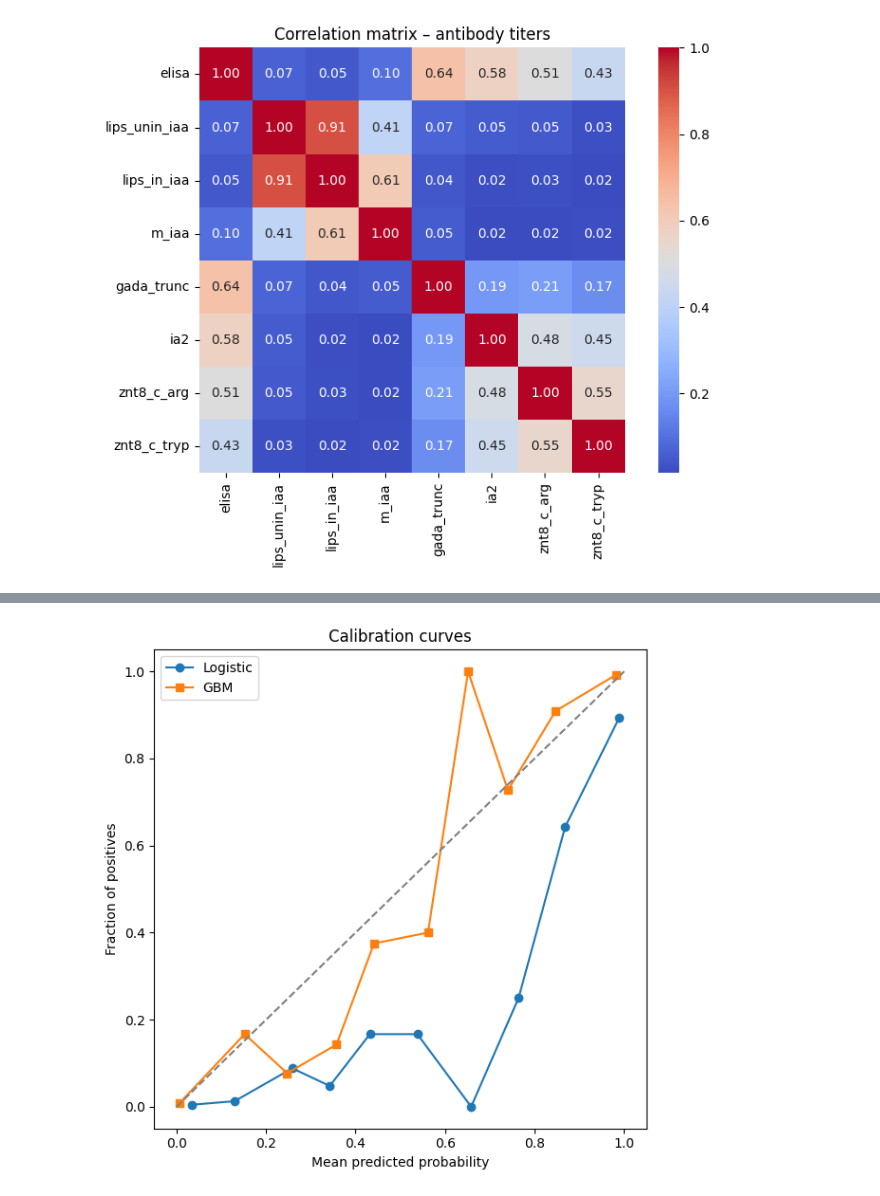
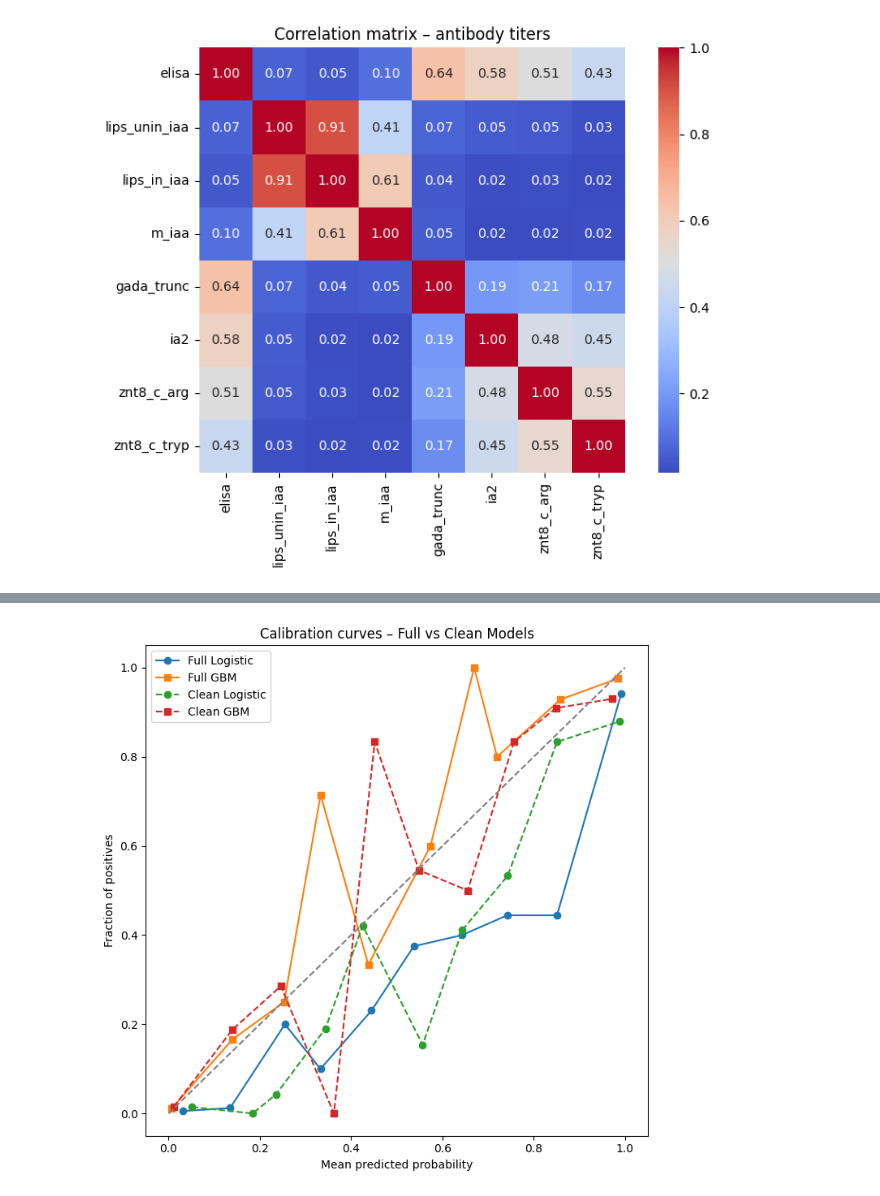
Before and after one commit to raeesay/t1d-early-screening, a Jupyter notebook: dataset1/regression.ipynb, the cells around one changed output, grey strips where cells are left out. Cells and saved outputs as stored; diff of their text form; code cells hidden in the pictures.

```diff
--- a/dataset1/regression.ipynb
+++ b/dataset1/regression.ipynb
@@ -733,11 +742,12 @@ Quantile deltas vs baseline era '2016-2018':
 # %%
-# These are candidate cutoffs for each era, conditional on ELISA gate
+# These are 97.5th-percentile values of the raw RIA antibody distributions in each era
+# reflecting assay drift, not clinical cutoffs.
 candidate_cutoffs = (
-    era_quantiles.xs(0.95, level=1, axis=1)
+    era_quantiles.xs(0.975, level=1, axis=1)
     .reset_index()
     .rename_axis(None, axis=1)
 )
 
-print("Candidate 95th percentile cutoffs by era (conditional on ELISA gate):")
+print("97.5th percentile values by era (conditional on ELISA gate):")
 display(candidate_cutoffs)
 # %% [output]
@@ -1026,7 +1022,7 @@ Goals:
 # Keep strongest AB values
 
 # Use only the first N days from each child's first sample (screening-time window)
-MODEL_WINDOW_DAYS = 90
+MODEL_WINDOW_DAYS = 120
 
 # Start from df_threshold, which already has both static and dynamic flags/counts
 mod_base = df_threshold.copy()
@@ -1080,7 +1076,6 @@ agg_features = agg_features.rename(columns={
 })
 
 # Add cohort meta (follow-up presence, span_days, n_rows) and the ground-truth label
-# NOTE: uid_summary metrics may span beyond the 90-day window (possible leakage); recompute within `model_window` if needed.
 uid_features = (
     agg_features
     .merge(uid_summary[["any_follow_up", "span_days", "n_rows"]],
@@ -1092,6 +1087,5 @@ uid_features = (
 
 print(f"Modeling dataset: {uid_features.shape[0]} UIDs × {uid_features.shape[1]} features")
 
-
 uid_features.head()
 # %% [output]
@@ -1129,6 +1123,12 @@ feature_cols = [
     "any_row_early", "any_row_early_dyn",
 ]
 
+# Using only biomarkers to prevent cheating and bias
+clean_feature_cols = [
+    "elisa", "gada_trunc", "ia2", "m_iaa", "znt8_c_arg", "znt8_c_tryp",
+    "age_at_sample", "any_fdr",
+]
+
 # Build modeling dataframe (features + label)
 model_df = uid_features[feature_cols + ["label_early_stage"]].copy()
 
@@ -1281,25 +1336,40 @@ dtype: float64
 # %%
-# --- Calibration curves interpretation ---
-# Grey line = perfect calibration (predicted = observed)
-# Logistic (blue): under-confident — underestimates mid-range T1D risk
-# GBM (orange): slightly overconfident but better overall alignment
-# Both models roughly follow the diagonal, indicating reliable probability estimates
-# GBM probabilities can be trusted more for real-world risk scoring
-
-from sklearn.calibration import calibration_curve
-
-prob_true_lr, prob_pred_lr = calibration_curve(y_test, y_proba_lr, n_bins=10)
+prob_true_lr,  prob_pred_lr  = calibration_curve(y_test, y_proba_lr,  n_bins=10)
 prob_true_gbm, prob_pred_gbm = calibration_curve(y_test, y_proba_gbm, n_bins=10)
 
-plt.figure(figsize=(6, 6))
-plt.plot(prob_pred_lr, prob_true_lr, marker="o", label="Logistic")
-plt.plot(prob_pred_gbm, prob_true_gbm, marker="s", label="GBM")
+# Clean biomarker-only model probabilities
+
+# Predict with clean logistic model
+yc_proba_lr_test = lr_clean.predict_proba(Xc_test)[:, 1]
+
+# To get GBM version, we train a clean GBM model too:
+gbm_clean = GradientBoostingClassifier(random_state=42)
+gbm_clean.fit(Xc_train, yc_train)
+yc_proba_gbm_test = gbm_clean.predict_proba(Xc_test)[:, 1]
+
+prob_true_lr_clean,  prob_pred_lr_clean  = calibration_curve(yc_test, yc_proba_lr_test,  n_bins=10)
+prob_true_gbm_clean, prob_pred_gbm_clean = calibration_curve(yc_test, yc_proba_gbm_test, n_bins=10)
+
+#  Plot: full model + clean model calibration curves
+
+plt.figure(figsize=(7, 7))
+
+# Full model curves
+plt.plot(prob_pred_lr,  prob_true_lr,  marker="o", label="Full Logistic")
+plt.plot(prob_pred_gbm, prob_true_gbm, marker="s", label="Full GBM")
+
+# Clean model curves
+plt.plot(prob_pred_lr_clean,  prob_true_lr_clean,  marker="o", linestyle="--", label="Clean Logistic")
+plt.plot(prob_pred_gbm_clean, prob_true_gbm_clean, marker="s", linestyle="--", label="Clean GBM")
+
+# Perfect calibration line
 plt.plot([0, 1], [0, 1], linestyle="--", color="gray")
+
 plt.xlabel("Mean predicted probability")
 plt.ylabel("Fraction of positives")
-plt.title("Calibration curves")
+plt.title("Calibration curves – Full vs Clean Models")
 plt.legend()
 plt.tight_layout()
 plt.show()
 # %% [output]
-[figure, old version]
+[figure, new version]
```
Also changed, not shown: parts of 53 cells of this notebook, 9 other files.
